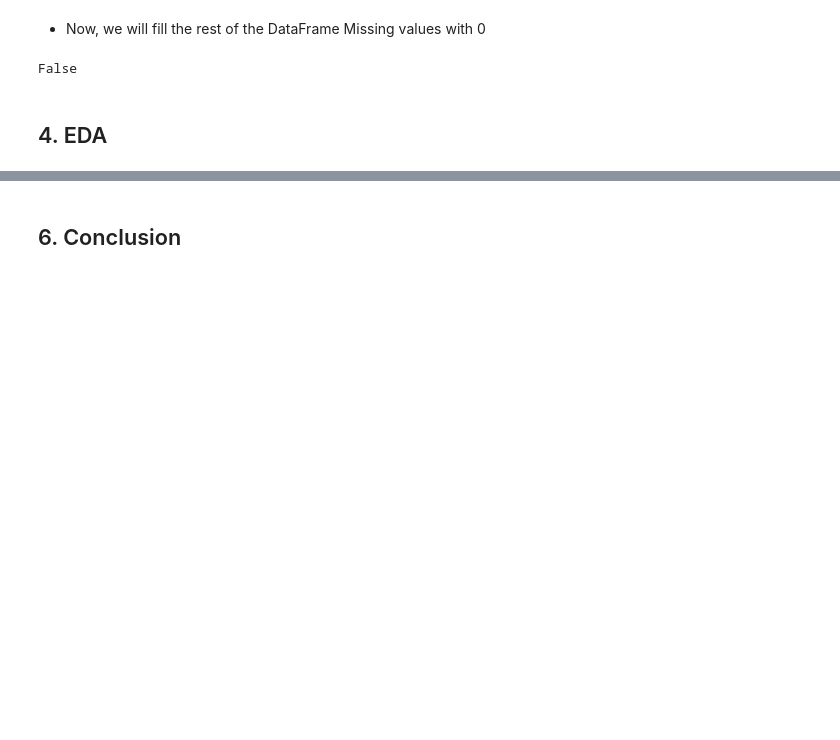
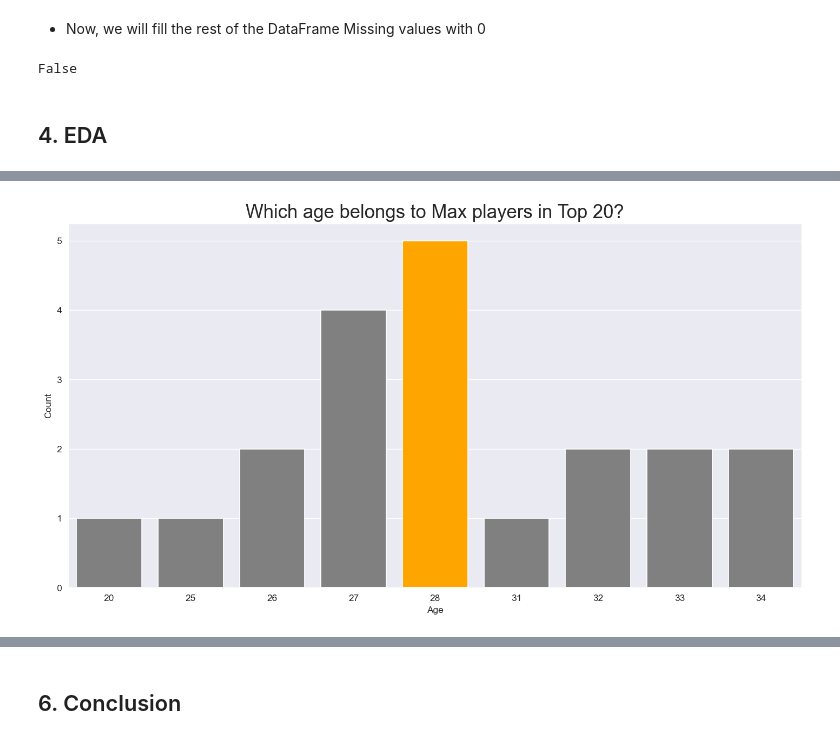
Before and after one commit to BhushanIngale/FIFA-20-Analysis, a Jupyter notebook: src/FIFA-20-Analysis.ipynb, the cells around one changed output, grey strips where cells are left out. Cells and saved outputs as stored; diff of their text form; code cells hidden in the pictures; blank space fills up the shorter version.

```diff
--- a/src/FIFA-20-Analysis.ipynb
+++ b/src/FIFA-20-Analysis.ipynb
@@ -269,0 +452,15 @@ False
+# %%
+plt.figure(figsize=(14,7),dpi=125)
+ax1 = sns.countplot('age',data=data.head(20),color='grey')
+
+# Below code seems to work on only one max value:
+patch_h = [patch.get_height() for patch in ax.patches]
+idx_tallest = np.argmax(patch_h)
+ax1.patches[idx_tallest].set_facecolor('orange')
+
+plt.xlabel('Age')
+plt.ylabel('Count')
+plt.title('Which age belongs to Max players in Top 20?',fontsize = 20)
+plt.show()
+# %% [output]
+[figure, added]
```
Also changed, not shown: parts of 37 cells of this notebook.
